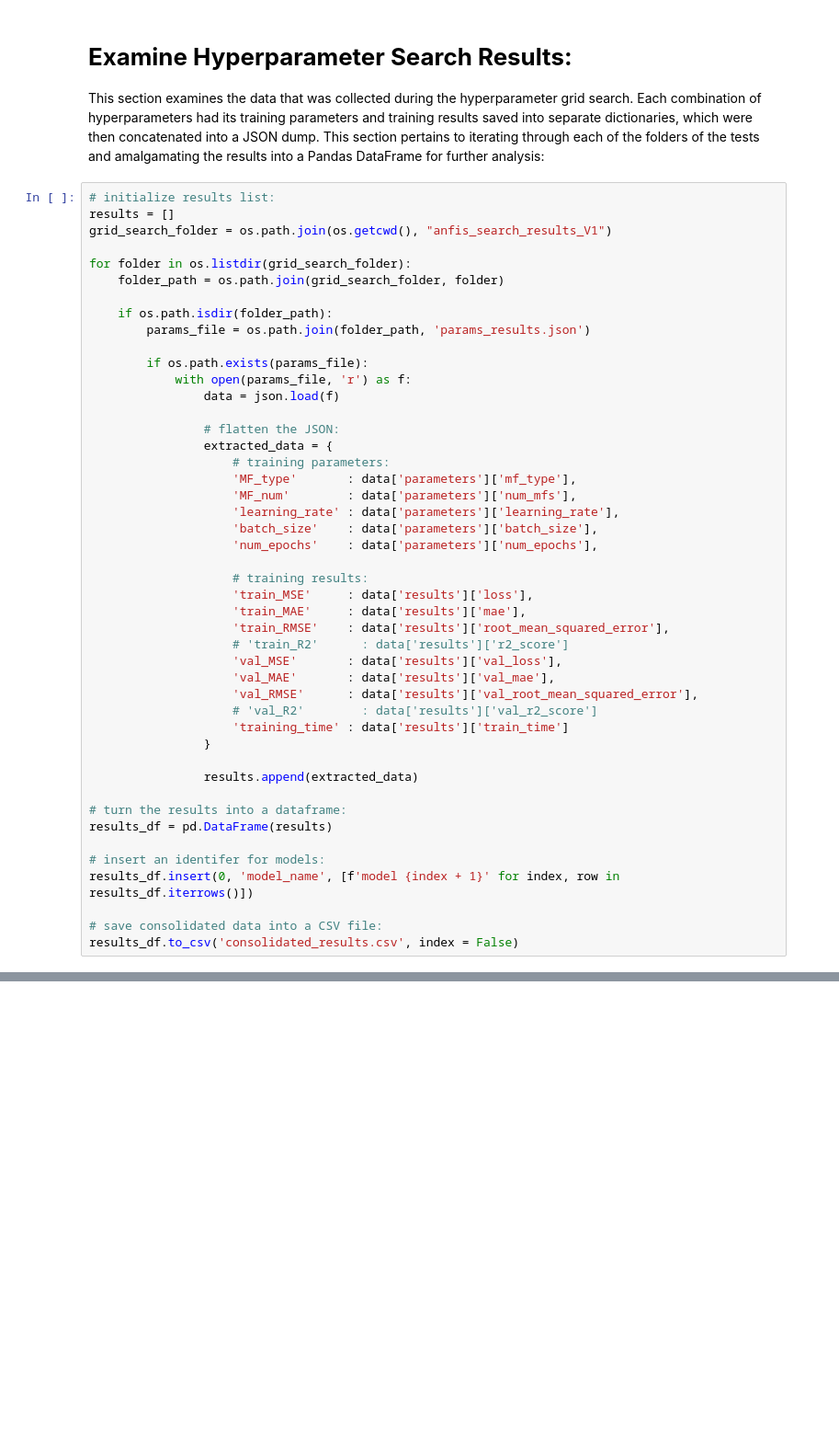
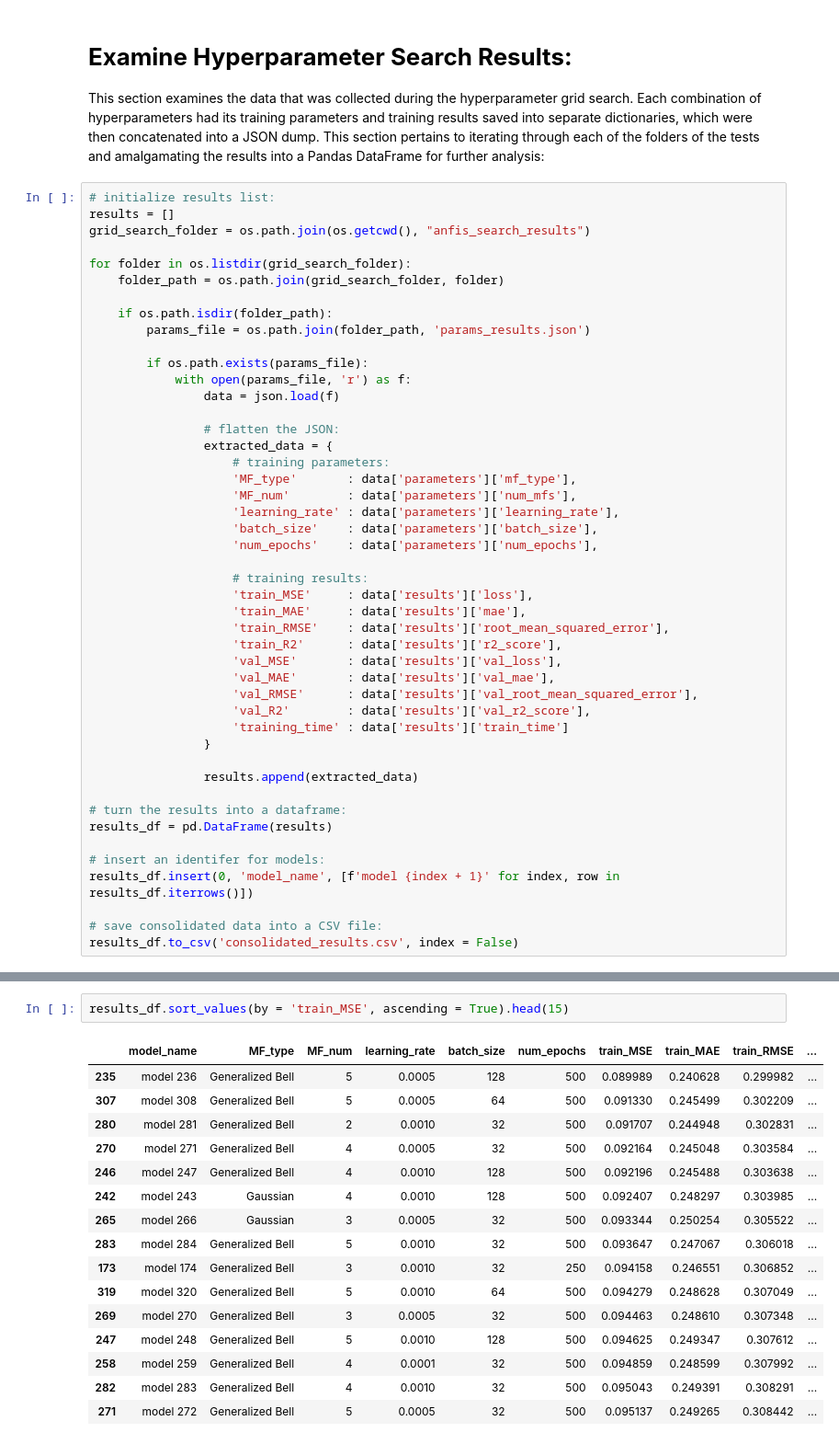
Before and after one commit to MattTidd/Inference-Systems, a Jupyter notebook: Python_Design/ANFIS_Design/ANFIS_GridSearch_V1/ANFIS_V1.ipynb, the cells around one changed output, grey strips where cells are left out. Shown: that part at 92% size. Saved outputs shown, nothing was run; the diff lists cells and outputs as text; blank space fills up the shorter version.

Commit message:
forgot to save data analysis -> included in this commit

```diff
--- a/Python_Design/ANFIS_Design/ANFIS_GridSearch_V1/ANFIS_V1.ipynb
+++ b/Python_Design/ANFIS_Design/ANFIS_GridSearch_V1/ANFIS_V1.ipynb
@@ -485,7 +485,7 @@ This section examines the data that was collected during the hyperparameter grid
 # %%
 # initialize results list:
 results = []
-grid_search_folder = os.path.join(os.getcwd(), "anfis_search_results_V1")
+grid_search_folder = os.path.join(os.getcwd(), "anfis_search_results")
 
 for folder in os.listdir(grid_search_folder):
     folder_path = os.path.join(grid_search_folder, folder)
@@ -510,11 +510,11 @@ for folder in os.listdir(grid_search_folder):
                     'train_MSE'     : data['results']['loss'],
                     'train_MAE'     : data['results']['mae'],
                     'train_RMSE'    : data['results']['root_mean_squared_error'],
-                    # 'train_R2'      : data['results']['r2_score']
+                    'train_R2'      : data['results']['r2_score'],
                     'val_MSE'       : data['results']['val_loss'],
                     'val_MAE'       : data['results']['val_mae'],
                     'val_RMSE'      : data['results']['val_root_mean_squared_error'],
-                    # 'val_R2'        : data['results']['val_r2_score']
+                    'val_R2'        : data['results']['val_r2_score'],
                     'training_time' : data['results']['train_time']
                 }
 
@@ -530,0 +541,19 @@ results_df.to_csv('consolidated_results.csv', index = False)
+# %%
+results_df.sort_values(by = 'train_MSE', ascending = True).head(15)
+# %% [output]
+|  | model_name | MF_type | MF_num | learning_rate | batch_size | num_epochs | train_MSE | train_MAE | train_RMSE | ... |
+| 235 | model 236 | Generalized Bell | 5 | 0.0005 | 128 | 500 | 0.089989 | 0.240628 | 0.299982 | ... |
+| 307 | model 308 | Generalized Bell | 5 | 0.0005 | 64 | 500 | 0.091330 | 0.245499 | 0.302209 | ... |
+| 280 | model 281 | Generalized Bell | 2 | 0.0010 | 32 | 500 | 0.091707 | 0.244948 | 0.302831 | ... |
+| 270 | model 271 | Generalized Bell | 4 | 0.0005 | 32 | 500 | 0.092164 | 0.245048 | 0.303584 | ... |
+| 246 | model 247 | Generalized Bell | 4 | 0.0010 | 128 | 500 | 0.092196 | 0.245488 | 0.303638 | ... |
+| 242 | model 243 | Gaussian | 4 | 0.0010 | 128 | 500 | 0.092407 | 0.248297 | 0.303985 | ... |
+| 265 | model 266 | Gaussian | 3 | 0.0005 | 32 | 500 | 0.093344 | 0.250254 | 0.305522 | ... |
+| 283 | model 284 | Generalized Bell | 5 | 0.0010 | 32 | 500 | 0.093647 | 0.247067 | 0.306018 | ... |
+| 173 | model 174 | Generalized Bell | 3 | 0.0010 | 32 | 250 | 0.094158 | 0.246551 | 0.306852 | ... |
+| 319 | model 320 | Generalized Bell | 5 | 0.0010 | 64 | 500 | 0.094279 | 0.248628 | 0.307049 | ... |
+| 269 | model 270 | Generalized Bell | 3 | 0.0005 | 32 | 500 | 0.094463 | 0.248610 | 0.307348 | ... |
+| 247 | model 248 | Generalized Bell | 5 | 0.0010 | 128 | 500 | 0.094625 | 0.249347 | 0.307612 | ... |
+| 258 | model 259 | Generalized Bell | 4 | 0.0001 | 32 | 500 | 0.094859 | 0.248599 | 0.307992 | ... |
+| 282 | model 283 | Generalized Bell | 4 | 0.0010 | 32 | 500 | 0.095043 | 0.249391 | 0.308291 | ... |
+| 271 | model 272 | Generalized Bell | 5 | 0.0005 | 32 | 500 | 0.095137 | 0.249265 | 0.308442 | ... |
```
Also changed, not shown: parts of 13 cells of this notebook.
